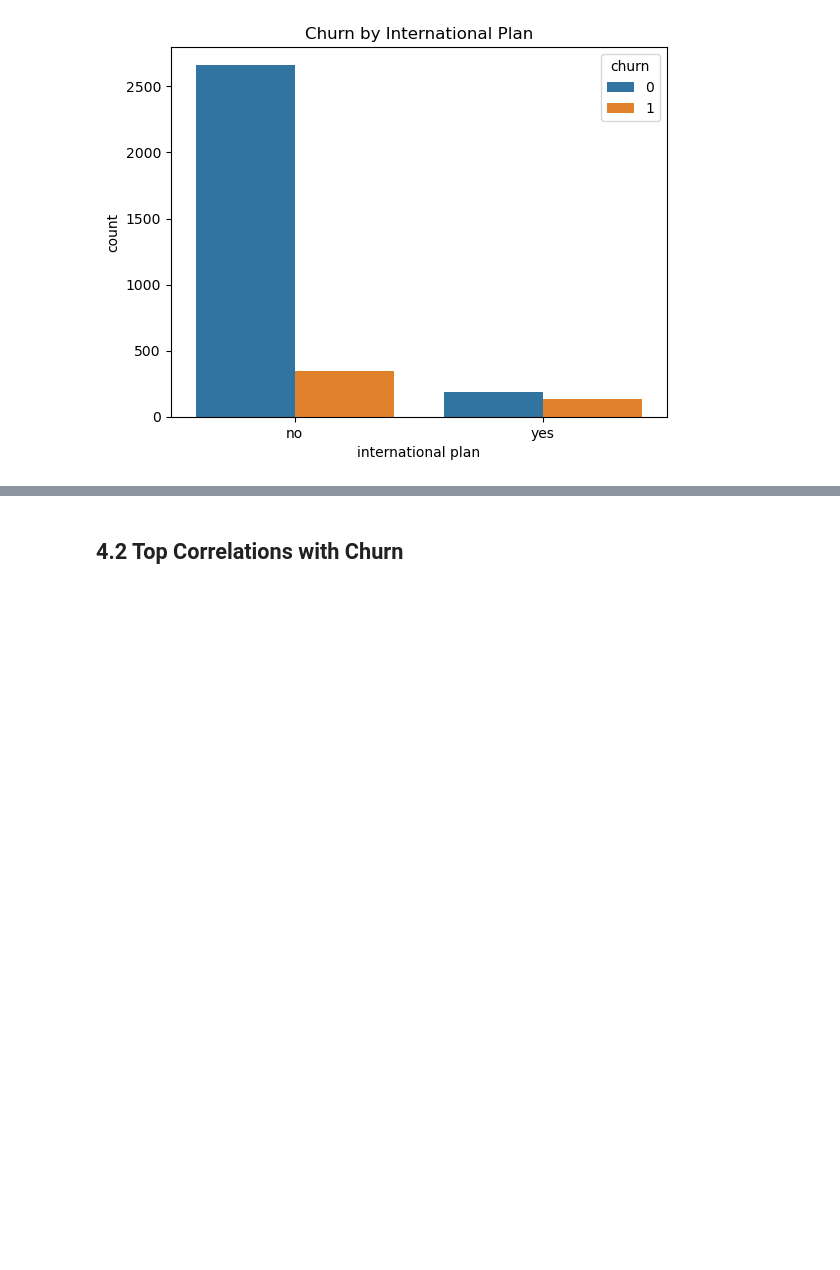
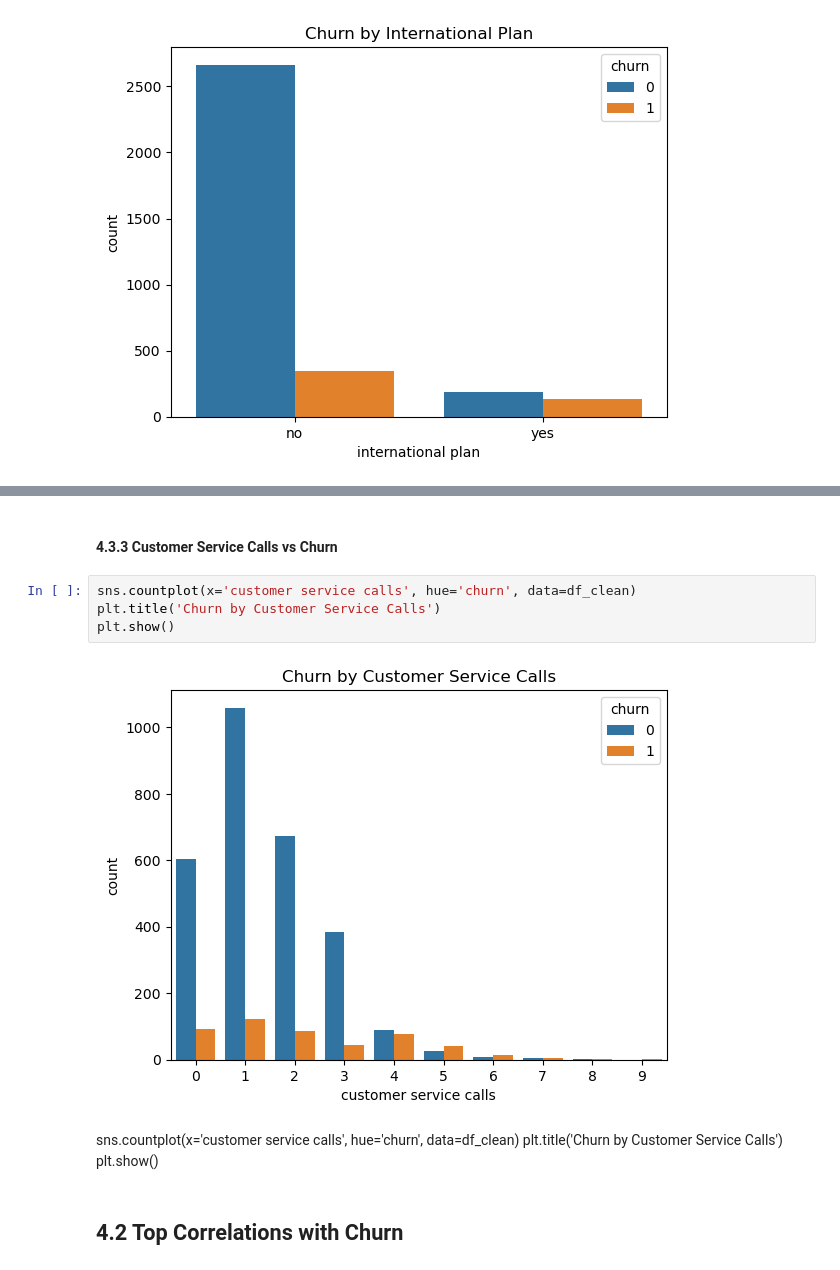
Before and after one commit to muhatonjeri/SyriaTel-Customer-Churn, a Jupyter notebook: notebooks/Customerchun.ipynb, the cells around one changed output, grey strips where cells are left out. Saved outputs shown, nothing was run; the diff lists cells and outputs as text; blank space fills up the shorter version.

```diff
--- a/notebooks/Customerchun.ipynb
+++ b/notebooks/Customerchun.ipynb
@@ -372,3 +380,15 @@ plt.show()
+# %% [markdown]
+#### 4.3.3 Customer Service Calls vs Churn
+# %%
+sns.countplot(x='customer service calls', hue='churn', data=df_clean)
+plt.title('Churn by Customer Service Calls')
+plt.show()
+# %% [output]
+[figure, added]
+# %% [markdown]
+sns.countplot(x='customer service calls', hue='churn', data=df_clean)
+plt.title('Churn by Customer Service Calls')
+plt.show()
 # %% [markdown]
 ## 4.2 Top Correlations with Churn
 # %%
```
Also changed, not shown: parts of 3 cells of this notebook.
